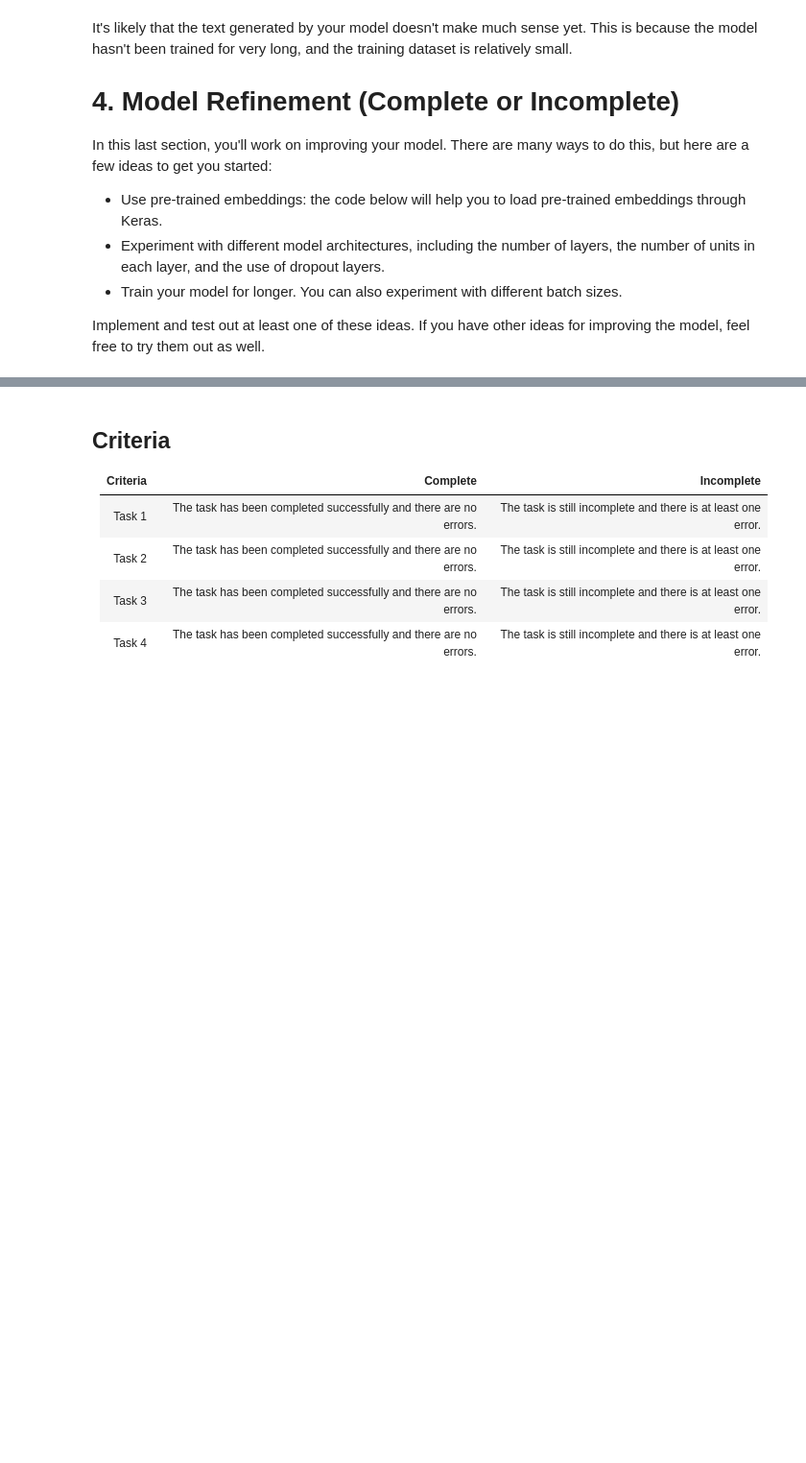
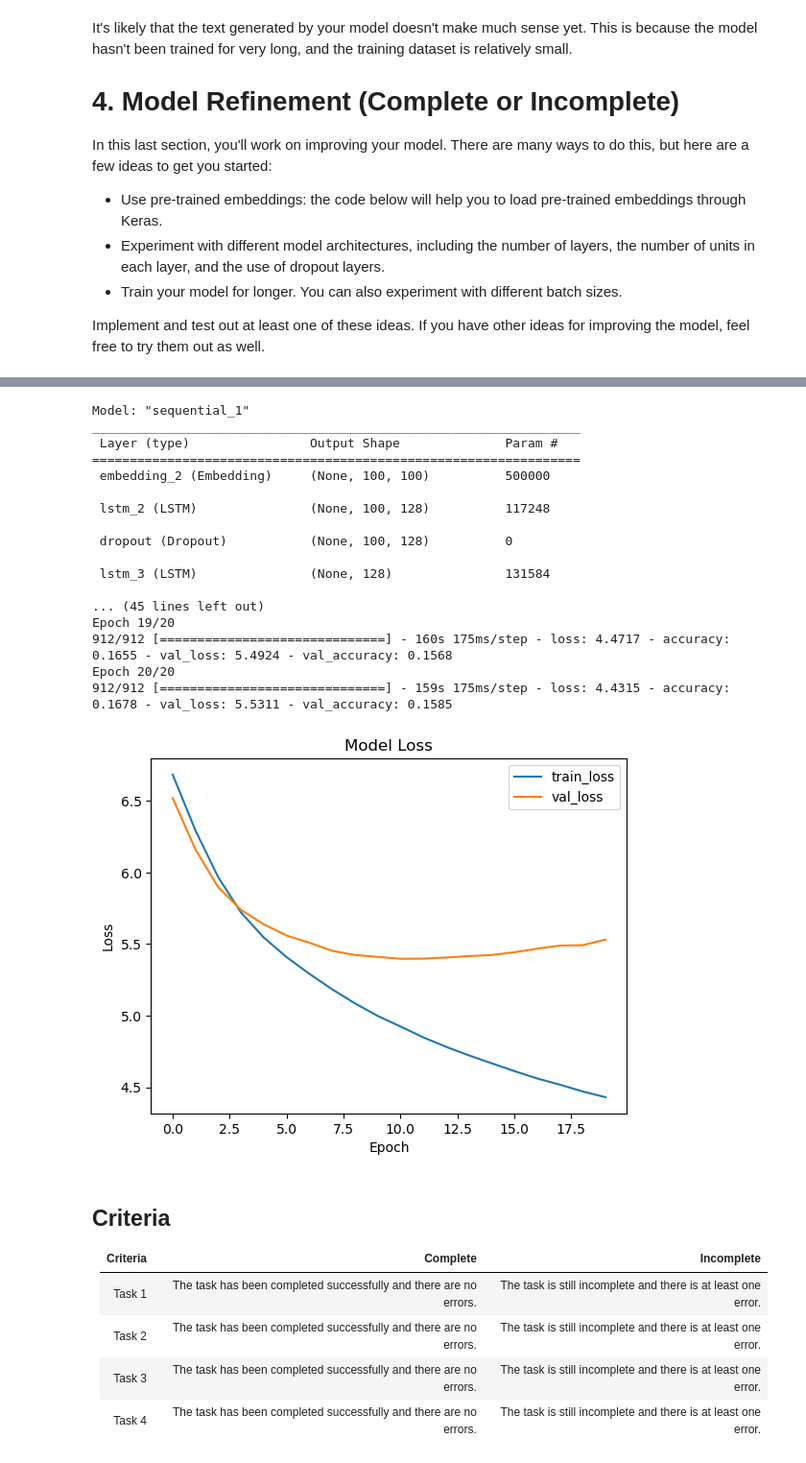
Before and after one commit to CatherineZYH/deep_learning, a Jupyter notebook: 02_activities/assignments/assignment_2.ipynb, the cells around one changed output, grey strips where cells are left out. Shown at 96% size. Saved outputs shown, nothing was run; the diff lists cells and outputs as text; code cells hidden in the pictures; blank space fills up the shorter version.

```diff
--- a/02_activities/assignments/assignment_2.ipynb
+++ b/02_activities/assignments/assignment_2.ipynb
@@ -386,8 +437,56 @@ else:
     )
 # %%
 # Define a new model and train it
+from keras.models import Sequential
+from keras.layers import Embedding, LSTM, Dense, Dropout
 
-# Your code here
+# Define the model with pre-trained embeddings
+model = Sequential([
+    Embedding(VOCAB_SIZE, output_dim=100, weights=[embedding_matrix], input_length=SEQ_LENGTH, trainable=False),
+    LSTM(128, return_sequences=True),
+    Dropout(0.2),
+    LSTM(128),
+    Dropout(0.2),
+    Dense(VOCAB_SIZE, activation='softmax')
+])
+# %%
+model.summary()
+
+# Compile the model
+model.compile(loss='categorical_crossentropy', optimizer='adam', metrics=['accuracy'])
+
+# Train the model
+history = model.fit(X_train, y_train, epochs=20, batch_size=128, validation_data=(X_val, y_val))
+
+# Plot training history
+import matplotlib.pyplot as plt
+
+plt.plot(history.history['loss'], label='train_loss')
+plt.plot(history.history['val_loss'], label='val_loss')
+plt.title('Model Loss')
+plt.xlabel('Epoch')
+plt.ylabel('Loss')
+plt.legend()
+plt.show()
+# %% [output]
+Model: "sequential_1"
+_________________________________________________________________
+ Layer (type)                Output Shape              Param #
+=================================================================
+ embedding_2 (Embedding)     (None, 100, 100)          500000
+
+ lstm_2 (LSTM)               (None, 100, 128)          117248
+
+ dropout (Dropout)           (None, 100, 128)          0
+
+ lstm_3 (LSTM)               (None, 128)               131584
+
+... (45 lines left out)
+Epoch 19/20
+912/912 [==============================] - 160s 175ms/step - loss: 4.4717 - accuracy: 0.1655 - val_loss: 5.4924 - val_accuracy: 0.1568
+Epoch 20/20
+912/912 [==============================] - 159s 175ms/step - loss: 4.4315 - accuracy: 0.1678 - val_loss: 5.5311 - val_accuracy: 0.1585
+[figure, added]
 # %% [markdown]
 ## Criteria
 
```
Also changed, not shown: parts of 12 cells of this notebook.
